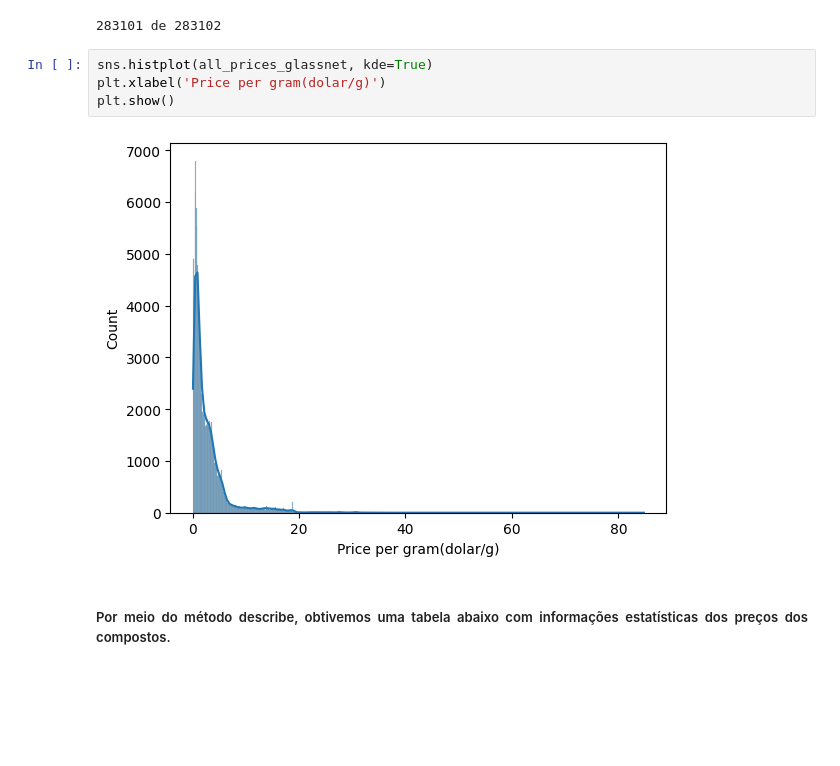
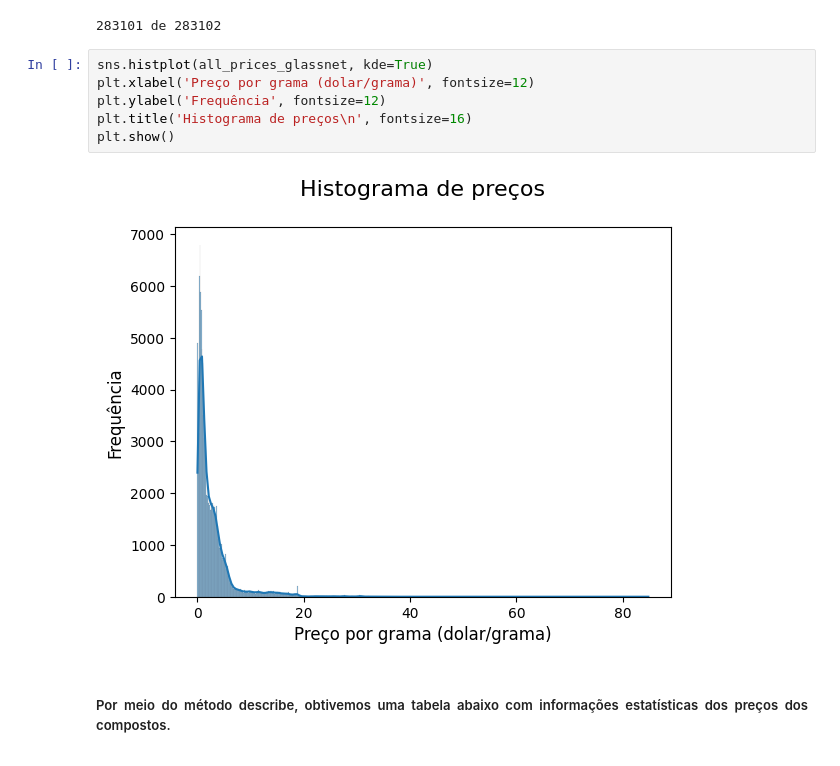
Before and after one commit to diogoplcarvalho/GlassNet_genetic_algorithms, a Jupyter notebook: analise_exploratoria/Analise_exploratoria.ipynb, the cells around one changed output. Saved outputs shown, nothing was run; the diff lists cells and outputs as text; blank space fills up the shorter version.

```diff
--- a/analise_exploratoria/Analise_exploratoria.ipynb
+++ b/analise_exploratoria/Analise_exploratoria.ipynb
@@ -383,10 +383,12 @@ for i in range(lines):
 283101 de 283102
 # %%
 sns.histplot(all_prices_glassnet, kde=True)
-plt.xlabel('Price per gram(dolar/g)')
+plt.xlabel('Preço por grama (dolar/grama)', fontsize=12)
+plt.ylabel('Frequência', fontsize=12)
+plt.title('Histograma de preços\n', fontsize=16)
 plt.show()
 # %% [output]
-[figure, old version]
+[figure, new version]
 # %% [markdown]
 <h5><p align = 'justify'>Por meio do método describe, obtivemos uma tabela abaixo com informações estatísticas dos preços dos compostos.  </h5></p>
 # %%
```
Also changed, not shown: parts of 4 cells of this notebook.
